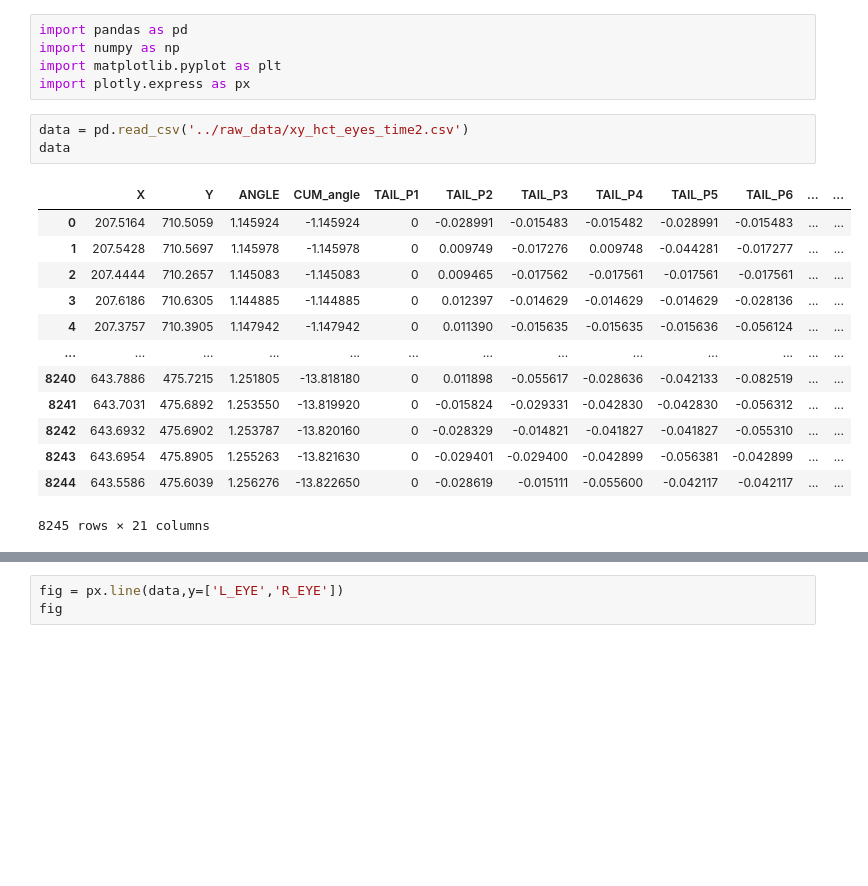
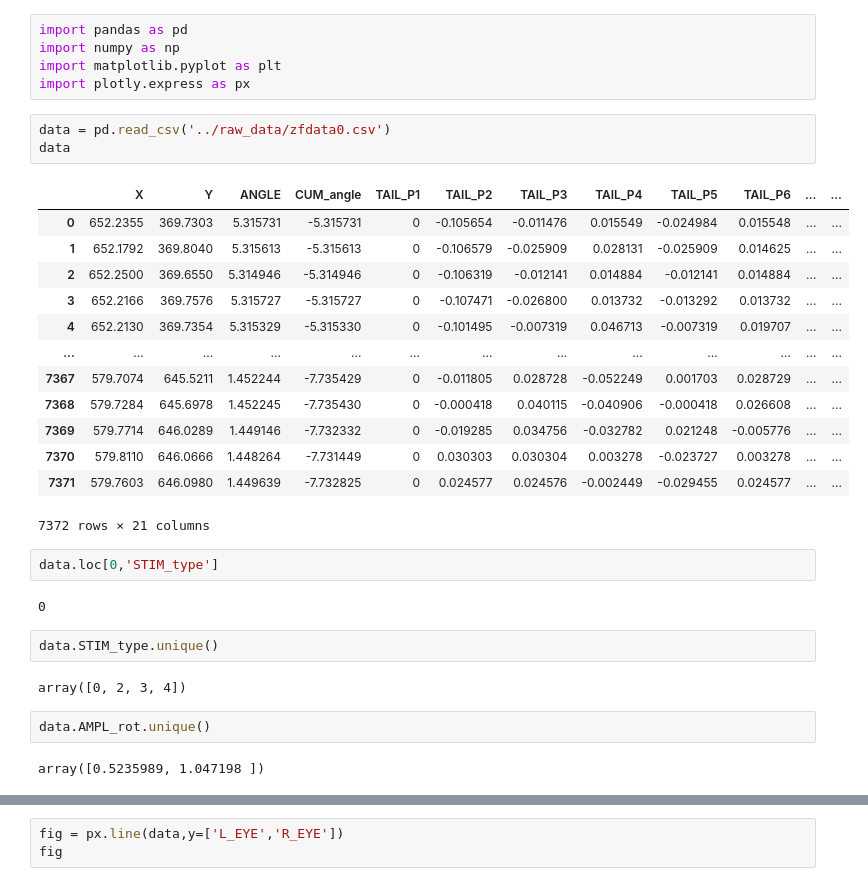
Before and after one commit to katarzyna-kupczyk/prey_capture, a Jupyter notebook: notebooks/data_exploration.ipynb, the cells around one changed output, grey strips where cells are left out. Drawn from its saved outputs; the diff is of its cells as text; blank space fills up the shorter version.

```diff
--- a/notebooks/data_exploration.ipynb
+++ b/notebooks/data_exploration.ipynb
@@ -4,19 +4,31 @@ import numpy as np
 import matplotlib.pyplot as plt
 import plotly.express as px
 # %%
-data = pd.read_csv('../raw_data/xy_hct_eyes_time2.csv')
+data = pd.read_csv('../raw_data/zfdata0.csv')
 data
 # %% [output]
 |  | X | Y | ANGLE | CUM_angle | TAIL_P1 | TAIL_P2 | TAIL_P3 | TAIL_P4 | TAIL_P5 | TAIL_P6 | ... | ... |
-| 0 | 207.5164 | 710.5059 | 1.145924 | -1.145924 | 0 | -0.028991 | -0.015483 | -0.015482 | -0.028991 | -0.015483 | ... | ... |
-| 1 | 207.5428 | 710.5697 | 1.145978 | -1.145978 | 0 | 0.009749 | -0.017276 | 0.009748 | -0.044281 | -0.017277 | ... | ... |
-| 2 | 207.4444 | 710.2657 | 1.145083 | -1.145083 | 0 | 0.009465 | -0.017562 | -0.017561 | -0.017561 | -0.017561 | ... | ... |
-| 3 | 207.6186 | 710.6305 | 1.144885 | -1.144885 | 0 | 0.012397 | -0.014629 | -0.014629 | -0.014629 | -0.028136 | ... | ... |
-| 4 | 207.3757 | 710.3905 | 1.147942 | -1.147942 | 0 | 0.011390 | -0.015635 | -0.015635 | -0.015636 | -0.056124 | ... | ... |
+| 0 | 652.2355 | 369.7303 | 5.315731 | -5.315731 | 0 | -0.105654 | -0.011476 | 0.015549 | -0.024984 | 0.015548 | ... | ... |
+| 1 | 652.1792 | 369.8040 | 5.315613 | -5.315613 | 0 | -0.106579 | -0.025909 | 0.028131 | -0.025909 | 0.014625 | ... | ... |
+| 2 | 652.2500 | 369.6550 | 5.314946 | -5.314946 | 0 | -0.106319 | -0.012141 | 0.014884 | -0.012141 | 0.014884 | ... | ... |
+| 3 | 652.2166 | 369.7576 | 5.315727 | -5.315727 | 0 | -0.107471 | -0.026800 | 0.013732 | -0.013292 | 0.013732 | ... | ... |
+| 4 | 652.2130 | 369.7354 | 5.315329 | -5.315330 | 0 | -0.101495 | -0.007319 | 0.046713 | -0.007319 | 0.019707 | ... | ... |
 | ... | ... | ... | ... | ... | ... | ... | ... | ... | ... | ... | ... | ... |
-| 8240 | 643.7886 | 475.7215 | 1.251805 | -13.818180 | 0 | 0.011898 | -0.055617 | -0.028636 | -0.042133 | -0.082519 | ... | ... |
-| 8241 | 643.7031 | 475.6892 | 1.253550 | -13.819920 | 0 | -0.015824 | -0.029331 | -0.042830 | -0.042830 | -0.056312 | ... | ... |
-| 8242 | 643.6932 | 475.6902 | 1.253787 | -13.820160 | 0 | -0.028329 | -0.014821 | -0.041827 | -0.041827 | -0.055310 | ... | ... |
-| 8243 | 643.6954 | 475.8905 | 1.255263 | -13.821630 | 0 | -0.029401 | -0.029400 | -0.042899 | -0.056381 | -0.042899 | ... | ... |
-| 8244 | 643.5586 | 475.6039 | 1.256276 | -13.822650 | 0 | -0.028619 | -0.015111 | -0.055600 | -0.042117 | -0.042117 | ... | ... |
+| 7367 | 579.7074 | 645.5211 | 1.452244 | -7.735429 | 0 | -0.011805 | 0.028728 | -0.052249 | 0.001703 | 0.028729 | ... | ... |
+| 7368 | 579.7284 | 645.6978 | 1.452245 | -7.735430 | 0 | -0.000418 | 0.040115 | -0.040906 | -0.000418 | 0.026608 | ... | ... |
+| 7369 | 579.7714 | 646.0289 | 1.449146 | -7.732332 | 0 | -0.019285 | 0.034756 | -0.032782 | 0.021248 | -0.005776 | ... | ... |
+| 7370 | 579.8110 | 646.0666 | 1.448264 | -7.731449 | 0 | 0.030303 | 0.030304 | 0.003278 | -0.023727 | 0.003278 | ... | ... |
+| 7371 | 579.7603 | 646.0980 | 1.449639 | -7.732825 | 0 | 0.024577 | 0.024576 | -0.002449 | -0.029455 | 0.024577 | ... | ... |
-8245 rows × 21 columns
+7372 rows × 21 columns
+# %%
+data.loc[0,'STIM_type']
+# %% [output]
+0
+# %%
+data.STIM_type.unique()
+# %% [output]
+array([0, 2, 3, 4])
+# %%
+data.AMPL_rot.unique()
+# %% [output]
+array([0.5235989, 1.047198 ])
```
Also changed, not shown: parts of 2 cells of this notebook, 2 other files.
